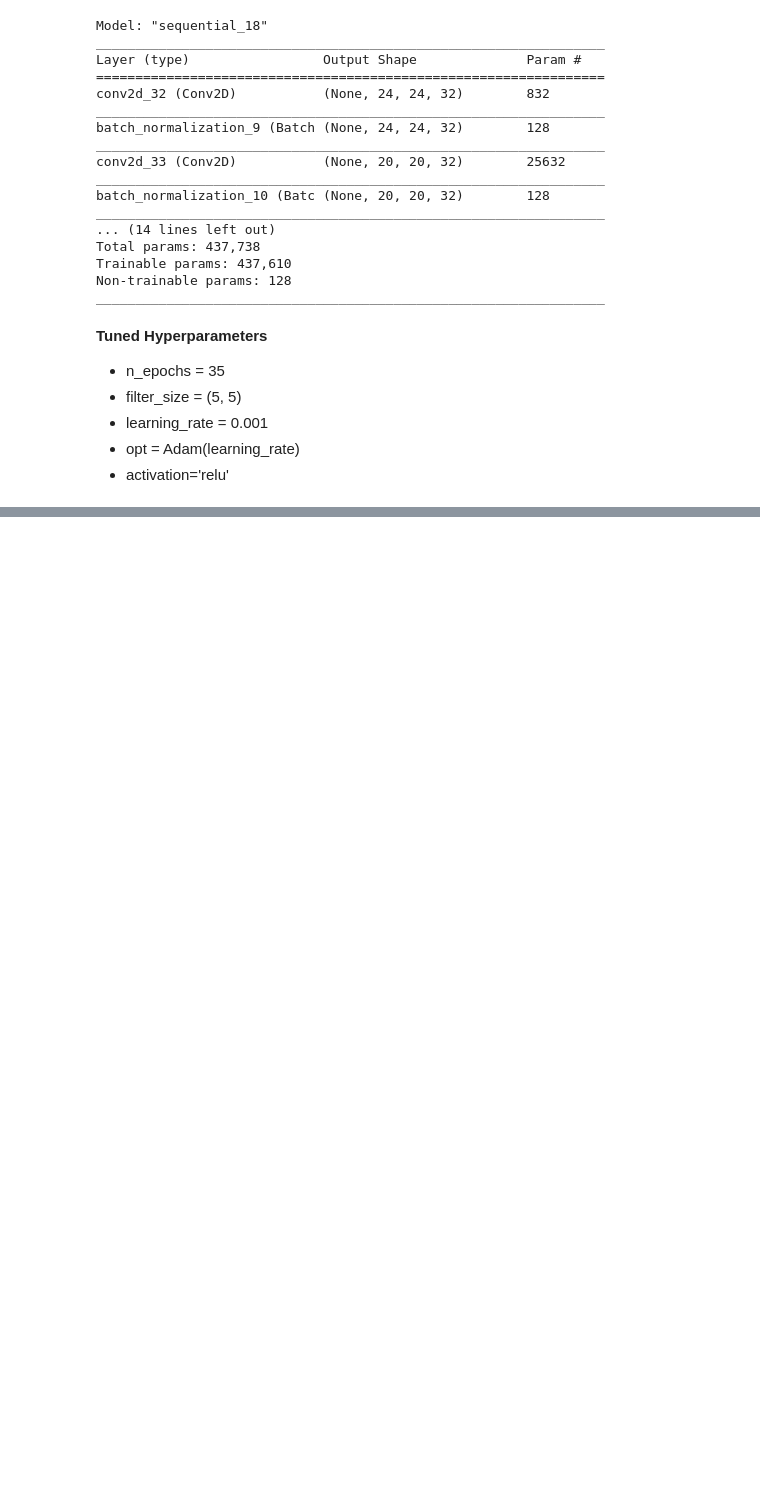
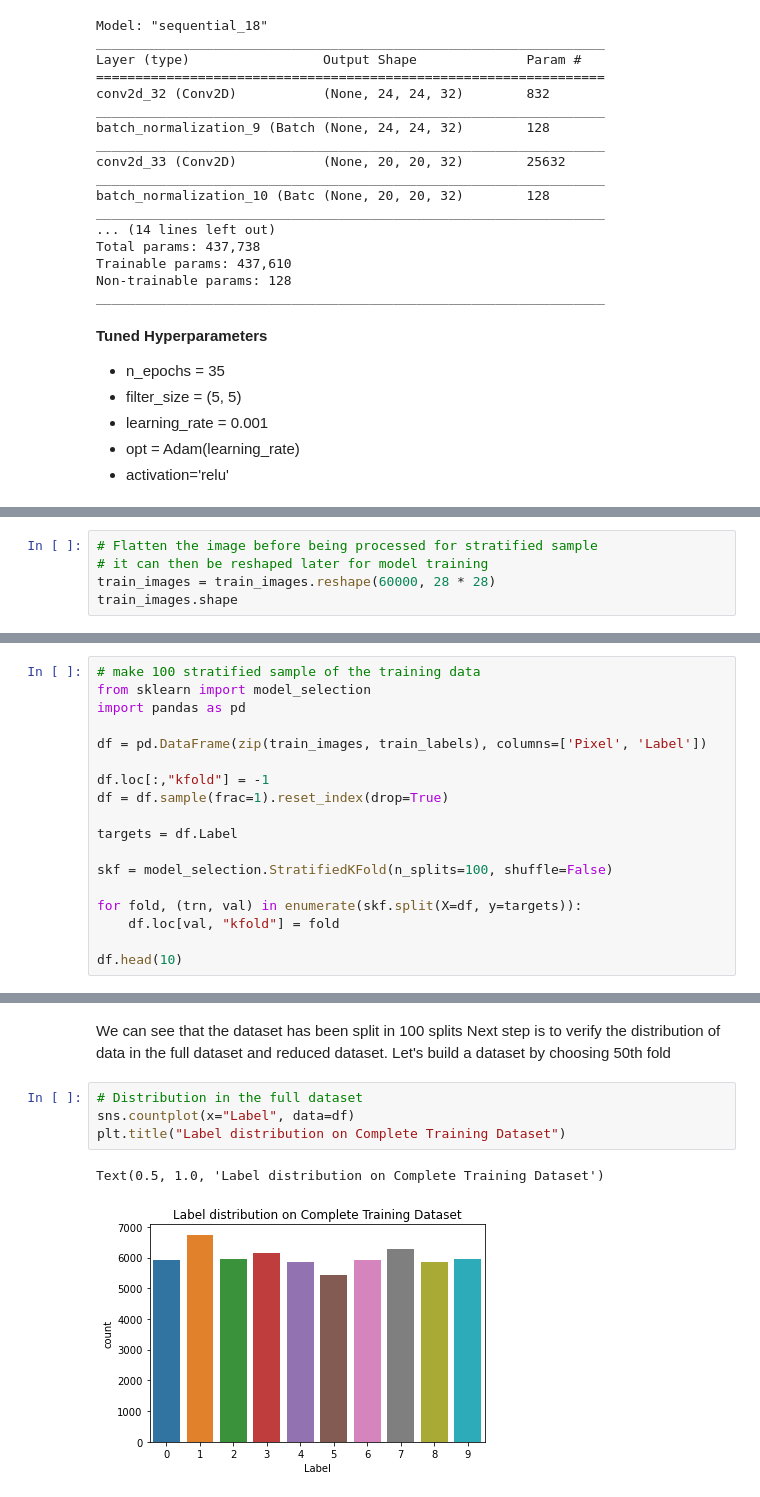
Before and after one commit to inqubate/vision_projects, a Jupyter notebook: notebooks/20201013_Team4_CNN_Saurav_Bakshi.ipynb, the cells around one changed output, grey strips where cells are left out. Saved outputs shown, nothing was run; the diff lists cells and outputs as text; blank space fills up the shorter version.

```diff
--- a/notebooks/20201013_Team4_CNN_Saurav_Bakshi.ipynb
+++ b/notebooks/20201013_Team4_CNN_Saurav_Bakshi.ipynb
@@ -1910,0 +1932,5 @@ _________________________________________________________________
+# %%
+# Flatten the image before being processed for stratified sample
+# it can then be reshaped later for model training
+train_images = train_images.reshape(60000, 28 * 28)
+train_images.shape
@@ -1910,0 +1939,18 @@ _________________________________________________________________
+# %%
+# make 100 stratified sample of the training data
+from sklearn import model_selection
+import pandas as pd
+
+df = pd.DataFrame(zip(train_images, train_labels), columns=['Pixel', 'Label'])
+
+df.loc[:,"kfold"] = -1
+df = df.sample(frac=1).reset_index(drop=True)
+
+targets = df.Label
+
+skf = model_selection.StratifiedKFold(n_splits=100, shuffle=False)
+
+for fold, (trn, val) in enumerate(skf.split(X=df, y=targets)):
+    df.loc[val, "kfold"] = fold
+
+df.head(10)
@@ -1910,0 +1984,11 @@ _________________________________________________________________
+# %% [markdown]
+We can see that the dataset has been split in 100 splits
+Next step is to verify the distribution of data in the full dataset and reduced dataset.
+Let's build a dataset by choosing 50th fold
+# %%
+# Distribution in the full dataset
+sns.countplot(x="Label", data=df)
+plt.title("Label distribution on Complete Training Dataset")
+# %% [output]
+Text(0.5, 1.0, 'Label distribution on Complete Training Dataset')
+[figure, added]
```
Also changed, not shown: parts of 89 cells of this notebook, 1 other file.
